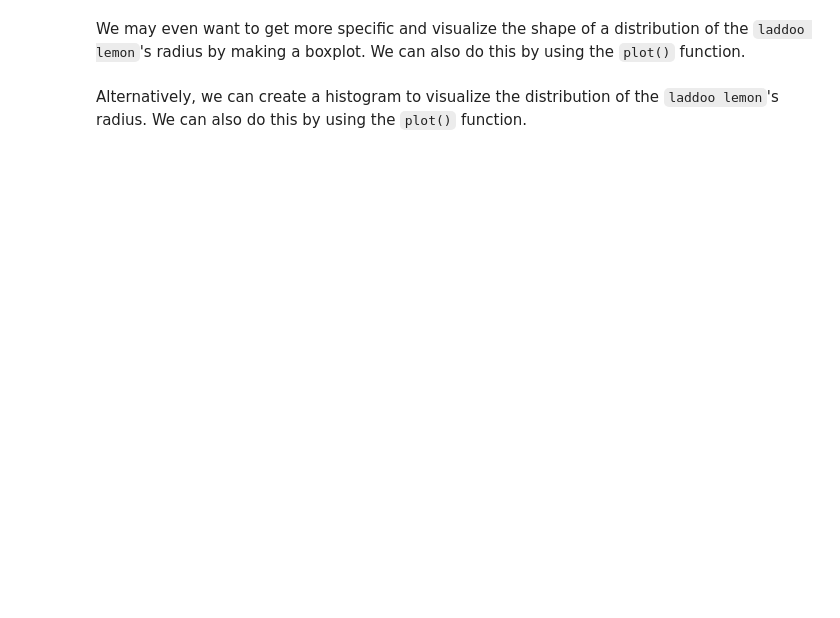
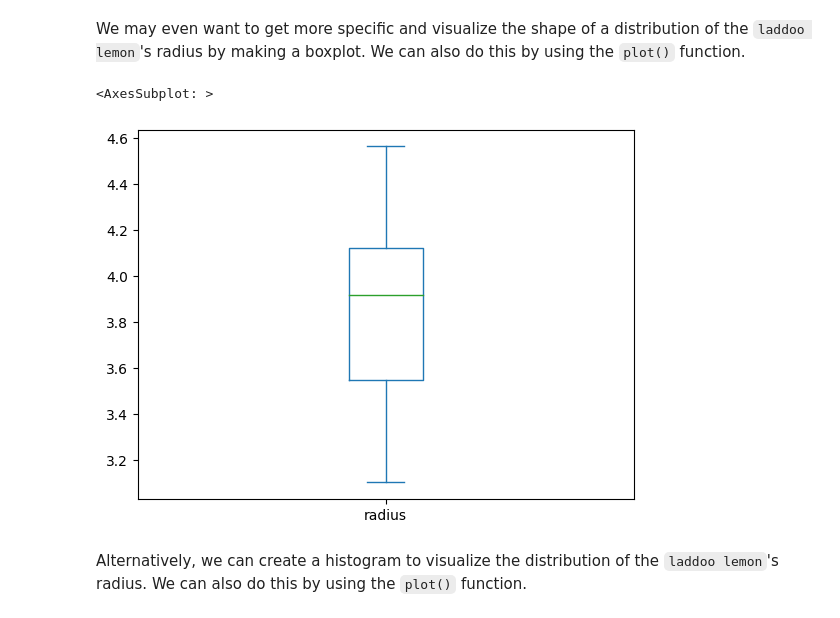
Before and after one commit to mirackk/CS506-Spring2023, a Jupyter notebook: labs/02-lab/lab02.ipynb, the cells around one changed output. Saved outputs shown, nothing was run; the diff lists cells and outputs as text; code cells hidden in the pictures; blank space fills up the shorter version.

```diff
--- a/labs/02-lab/lab02.ipynb
+++ b/labs/02-lab/lab02.ipynb
@@ -184,6 +294,11 @@ We can also visualize the data. For example, we can visualize the data by plotti
 We may even want to get more specific and visualize the shape of a distribution of the `laddoo lemon`'s radius by making a boxplot. We can also do this by using the `plot()` function.
 # %%
 #TODO: add the described boxplot
+df["cookie"].value_counts()
+df[df['cookie'] == 'laddoo'].plot(kind='box', y='radius')
+# %% [output]
+<AxesSubplot: >
+[figure, added]
 # %% [markdown]
 Alternatively, we can create a histogram to visualize the distribution of the `laddoo lemon`'s radius. We can also do this by using the `plot()` function.
 # %%
```
Also changed, not shown: parts of 23 cells of this notebook.
